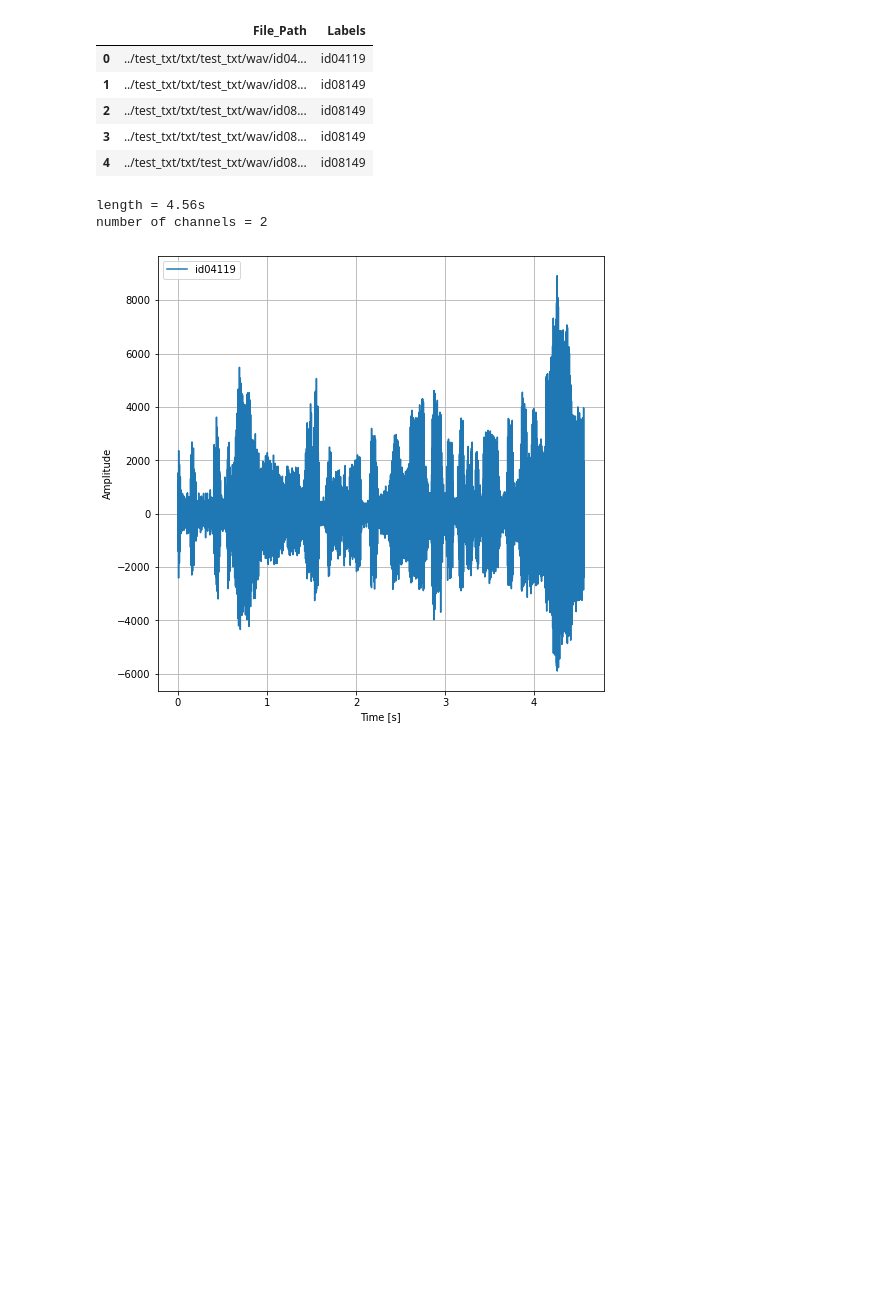
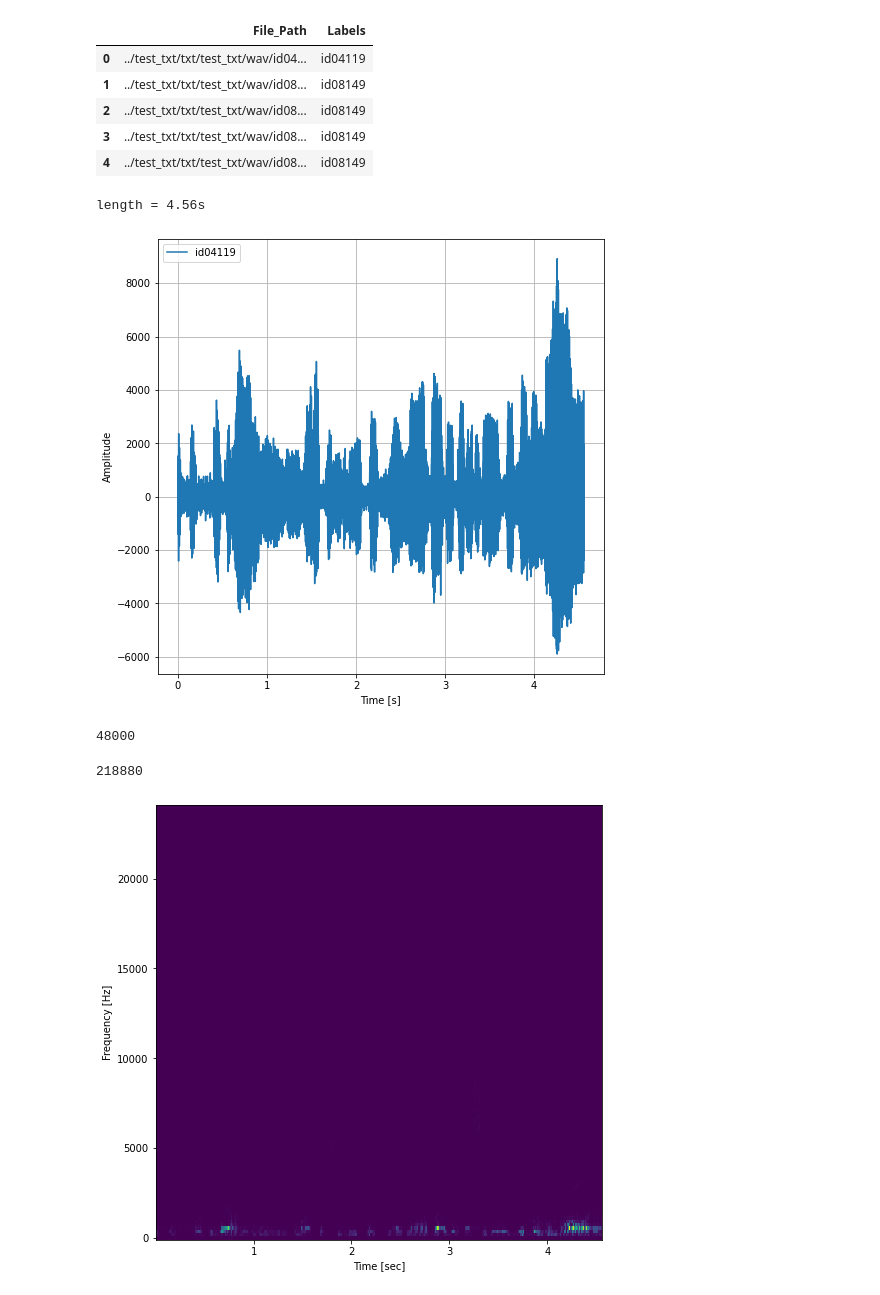
Before and after one commit to sgalrot/corsound, a Jupyter notebook: notebooks/corsound_spectrogram_script.ipynb, the cells around one changed output. Saved outputs shown, nothing was run; the diff lists cells and outputs as text; code cells hidden in the pictures; blank space fills up the shorter version.

```diff
--- a/notebooks/corsound_spectrogram_script.ipynb
+++ b/notebooks/corsound_spectrogram_script.ipynb
@@ -48,19 +50,34 @@ data.head()
 | 3 | ../test_txt/txt/test_txt/wav/id08... | id08149 |
 | 4 | ../test_txt/txt/test_txt/wav/id08... | id08149 |
 # %%
-samplerate, signal = wavfile.read(data.File_Path[0])
-length = signal.shape[0] / samplerate
+samplerate, signal_wav = wavfile.read(data.File_Path[0])
+length = signal_wav.shape[0] / samplerate
 
 print(f"length = {length}s")
-print(f"number of channels = {data.shape[1]}")
 
-time = np.linspace(0., length, signal.shape[0])
-plt.plot(time, signal, label=data.Labels[0])
+time = np.linspace(0., length, signal_wav.shape[0])
+plt.plot(time, signal_wav, label=data.Labels[0])
 plt.legend()
 plt.xlabel("Time [s]")
 plt.ylabel("Amplitude")
 plt.show()
 # %% [output]
 length = 4.56s
-number of channels = 2
 [figure]
+# %%
+samplerate
+# %% [output]
+48000
+# %%
+signal_wav.shape[0]
+# %% [output]
+218880
+# %%
+from scipy import signal
+f, t, Sxx = signal.spectrogram(signal_wav, samplerate)
+plt.pcolormesh(t, f, Sxx)
+plt.ylabel('Frequency [Hz]')
+plt.xlabel('Time [sec]')
+plt.show()
+# %% [output]
+[figure, added]
```
Also changed, not shown: parts of 2 cells of this notebook.
